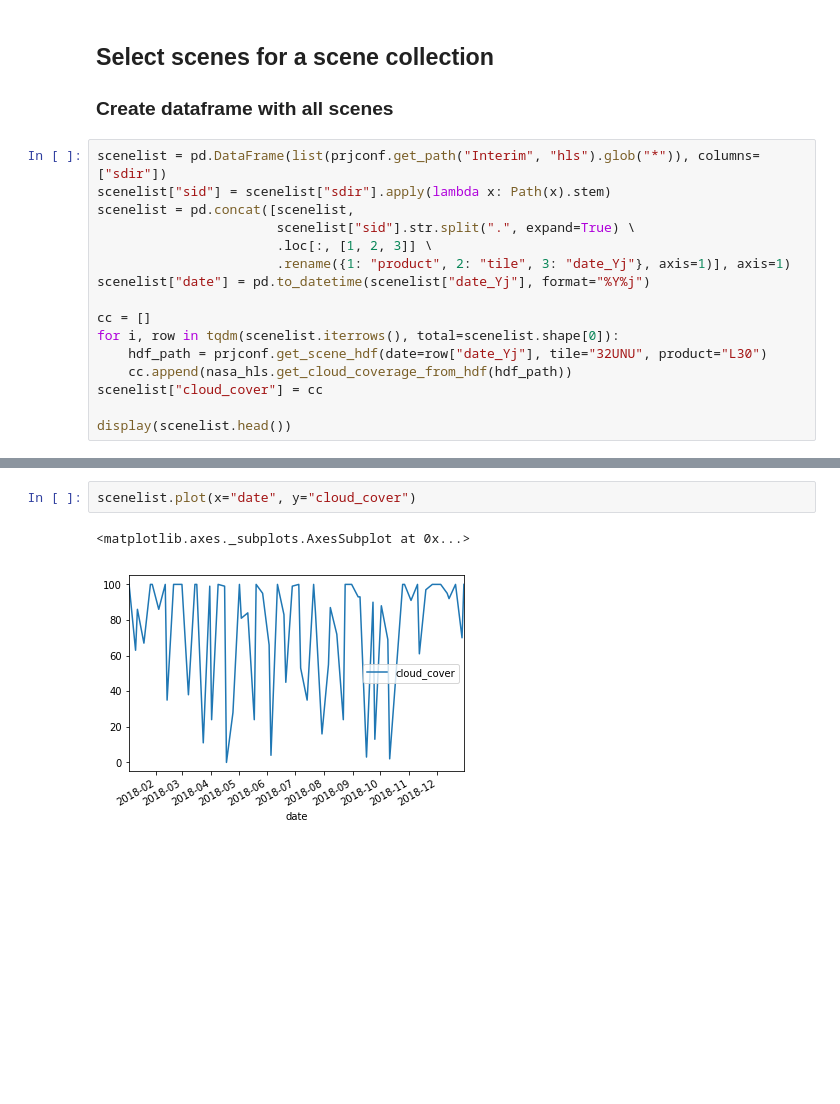
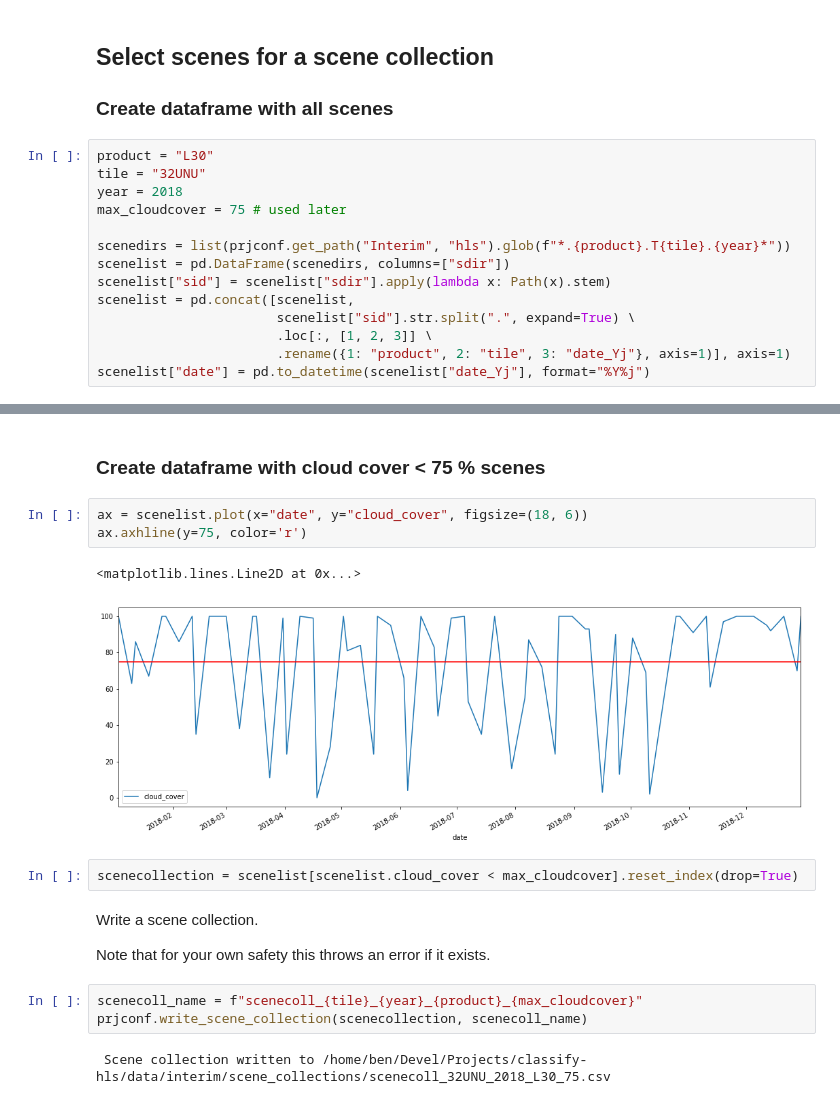
Before and after one commit to benmack/classify-hls, a Jupyter notebook: notebooks/02_interim/02_raster/03_scene_collections.ipynb, the cells around one changed output, grey strips where cells are left out. Cells and saved outputs as stored; diff of their text form; blank space fills up the shorter version.

Commit message:
scene collection helpers and creation of scenecoll_32UNU_2018_L30_75

```diff
--- a/notebooks/02_interim/02_raster/03_scene_collections.ipynb
+++ b/notebooks/02_interim/02_raster/03_scene_collections.ipynb
@@ -25,18 +25,16 @@ import nasa_hls
 
 ### Create dataframe with all scenes
 # %%
-scenelist = pd.DataFrame(list(prjconf.get_path("Interim", "hls").glob("*")), columns=["sdir"])
+product = "L30"
+tile = "32UNU"
+year = 2018
+max_cloudcover = 75 # used later
+
+scenedirs = list(prjconf.get_path("Interim", "hls").glob(f"*.{product}.T{tile}.{year}*"))
+scenelist = pd.DataFrame(scenedirs, columns=["sdir"])
 scenelist["sid"] = scenelist["sdir"].apply(lambda x: Path(x).stem)
 scenelist = pd.concat([scenelist,
                        scenelist["sid"].str.split(".", expand=True) \
                        .loc[:, [1, 2, 3]] \
                        .rename({1: "product", 2: "tile", 3: "date_Yj"}, axis=1)], axis=1)
 scenelist["date"] = pd.to_datetime(scenelist["date_Yj"], format="%Y%j")
-
-cc = []
-for i, row in tqdm(scenelist.iterrows(), total=scenelist.shape[0]):
-    hdf_path = prjconf.get_scene_hdf(date=row["date_Yj"], tile="32UNU", product="L30")
-    cc.append(nasa_hls.get_cloud_coverage_from_hdf(hdf_path))
-scenelist["cloud_cover"] = cc
-
-display(scenelist.head())
@@ -50,5 +56,19 @@ display(scenelist.head())
+# %% [markdown]
+### Create dataframe with cloud cover < 75 % scenes
 # %%
-scenelist.plot(x="date", y="cloud_cover")
+ax = scenelist.plot(x="date", y="cloud_cover", figsize=(18, 6))
+ax.axhline(y=75, color='r')
 # %% [output]
-<matplotlib.axes._subplots.AxesSubplot at 0x...>
+<matplotlib.lines.Line2D at 0x...>
-[figure, old version]
+[figure, new version]
+# %%
+scenecollection = scenelist[scenelist.cloud_cover < max_cloudcover].reset_index(drop=True)
+# %% [markdown]
+Write a scene collection.
+
+Note that for your own safety this throws an error if it exists.
+# %%
+scenecoll_name = f"scenecoll_{tile}_{year}_{product}_{max_cloudcover}"
+prjconf.write_scene_collection(scenecollection, scenecoll_name)
+# %% [output]
+ Scene collection written to /home/ben/Devel/Projects/classify-hls/data/interim/scene_collections/scenecoll_32UNU_2018_L30_75.csv
```
Also changed, not shown: parts of 6 cells of this notebook, 1 other file.
